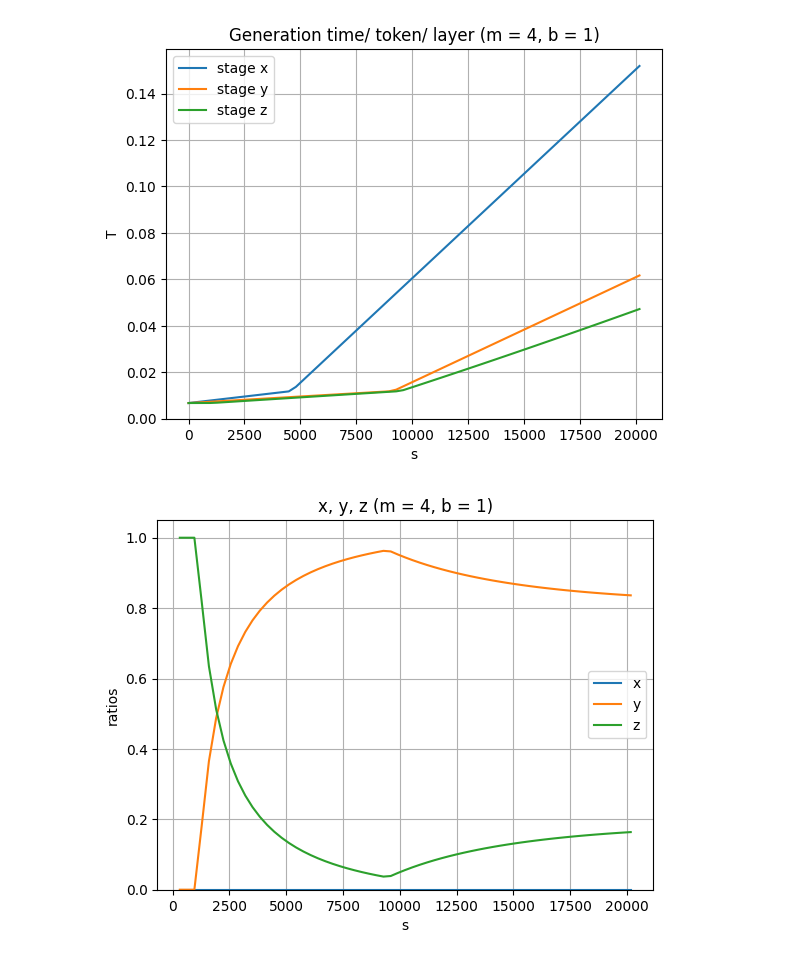
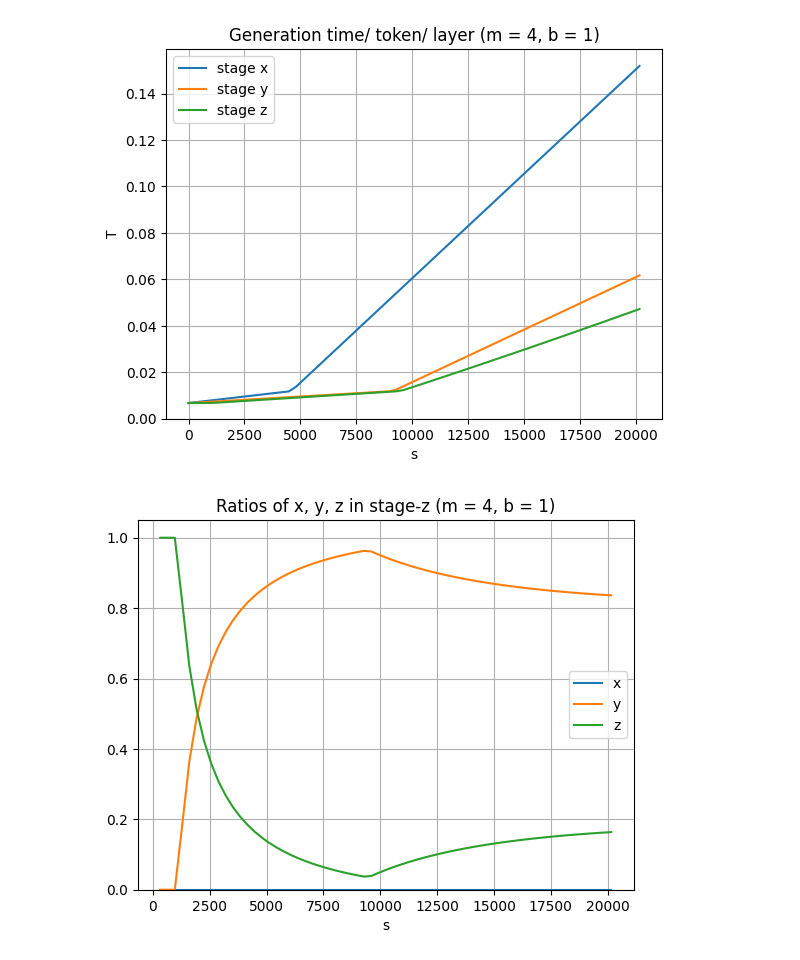
Before and after one commit to Relaxed-System-Lab/FlexGen, a Jupyter notebook: lp/stage-xyz.ipynb, the cells around one changed output. Drawn from its saved outputs; the diff is of its cells as text; code cells hidden in the pictures.

Commit message:
ratios of xyz in stage z

```diff
--- a/lp/stage-xyz.ipynb
+++ b/lp/stage-xyz.ipynb
@@ -203,34 +203,33 @@ for b in [1, 16, 64, 128, 256, 512]:
         outy = lp(b, s, 'y')
         outz = lp(b, s, 'z')
         # print(outx, outy, outz, sep='\n', end='\n\n')
 
         Ox.append(outx)
         Oy.append(outy)
         Oz.append(outz)
 
     plt.plot(ss, [o.T/b if o.status == 'Optimal' else None for o in Ox],  label='stage x')
     plt.plot(ss, [o.T/b if o.status == 'Optimal' else None for o in Oy],  label='stage y')
     plt.plot(ss, [o.T/b if o.status == 'Optimal' else None for o in Oz],  label='stage z')
     plt.xlabel('s')
     plt.ylabel('T')
     plt.legend()
     plt.grid()
     plt.title(f"Generation time/ token/ layer ({m = }, {b = })")
     plt.gca().set_ylim(bottom=0)
     plt.show()
 
     # plot x, y, z ratios
     plt.plot(ss, [o.x/b/o.s if o.status == 'Optimal' and o.s else None for o in Oz],  label='x')
     plt.plot(ss, [o.y/b/o.s if o.status == 'Optimal' and o.s else None for o in Oz],  label='y')
     plt.plot(ss, [o.z/b/o.s if o.status == 'Optimal' and o.s else None for o in Oz],  label='z')
     plt.xlabel('s')
-    plt.ylabel('ratios')
     plt.legend()
     plt.grid()
-    plt.title(f"x, y, z ({m = }, {b = })")
+    plt.title(f"Ratios of x, y, z in stage-z ({m = }, {b = })")
     plt.gca().set_ylim(bottom=0)
     plt.show()
 # %% [output]
 [figure]
-[figure, old version]
+[figure, new version]
 [figure]
```
Also changed, not shown: parts of 1 cell of this notebook.
